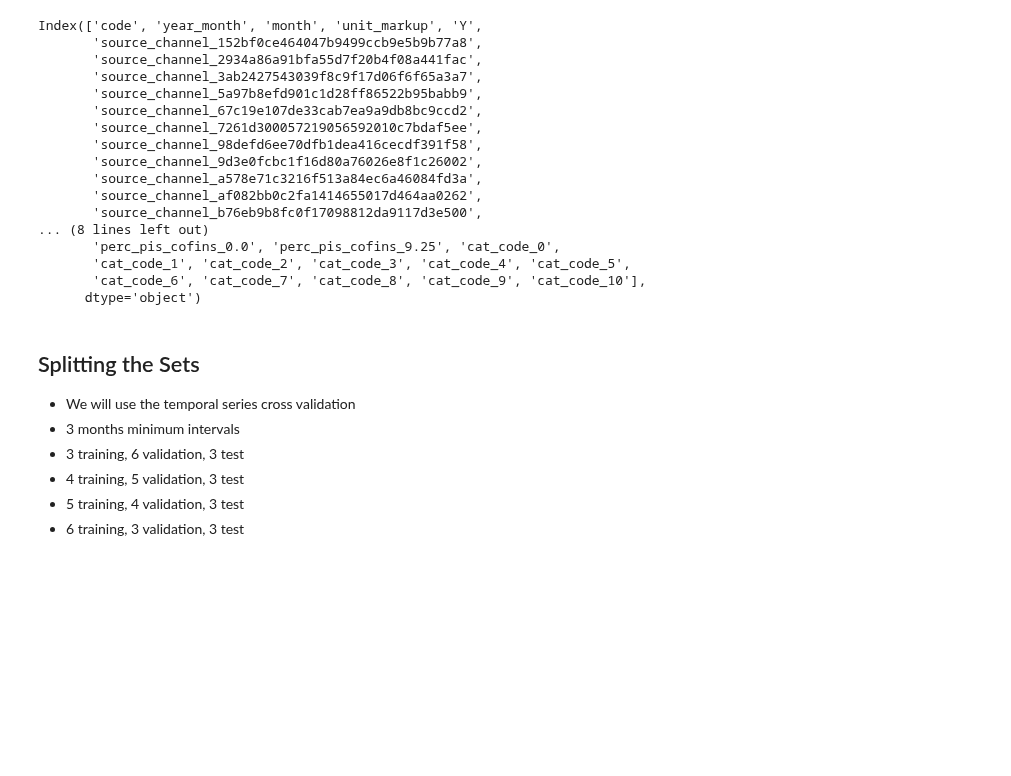
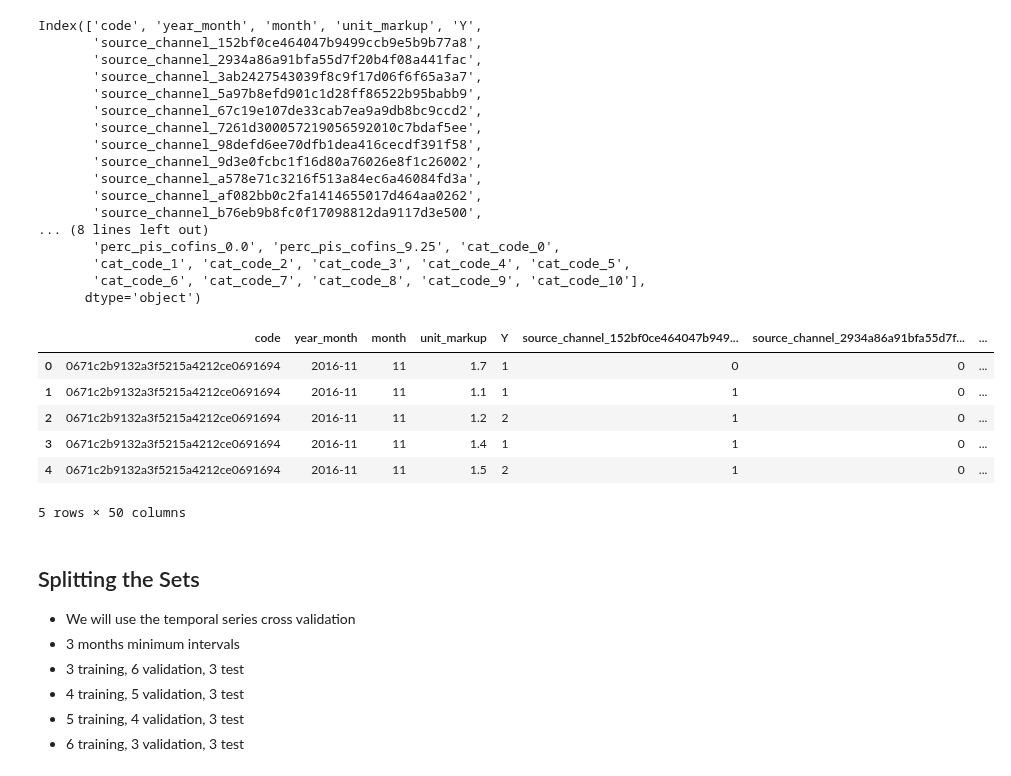
Before and after one commit to wanermiranda/desafio_ml, a Jupyter notebook: notebooks/6. Prediction - DatasetPrep .ipynb, the cells around one changed output. Saved outputs shown, nothing was run; the diff lists cells and outputs as text; code cells hidden in the pictures; blank space fills up the shorter version.

```diff
--- a/notebooks/6. Prediction - DatasetPrep .ipynb
+++ b/notebooks/6. Prediction - DatasetPrep .ipynb
@@ -268,3 +268,13 @@ Index(['code', 'year_month', 'month', 'unit_markup', 'Y',
        'cat_code_1', 'cat_code_2', 'cat_code_3', 'cat_code_4', 'cat_code_5',
        'cat_code_6', 'cat_code_7', 'cat_code_8', 'cat_code_9', 'cat_code_10'],
       dtype='object')
+# %%
+df_dataset_v2.head()
+# %% [output]
+|  | code | year_month | month | unit_markup | Y | source_channel_152bf0ce464047b949... | source_channel_2934a86a91bfa55d7f... | ... |
+| 0 | 0671c2b9132a3f5215a4212ce0691694 | 2016-11 | 11 | 1.7 | 1 | 0 | 0 | ... |
+| 1 | 0671c2b9132a3f5215a4212ce0691694 | 2016-11 | 11 | 1.1 | 1 | 1 | 0 | ... |
+| 2 | 0671c2b9132a3f5215a4212ce0691694 | 2016-11 | 11 | 1.2 | 2 | 1 | 0 | ... |
+| 3 | 0671c2b9132a3f5215a4212ce0691694 | 2016-11 | 11 | 1.4 | 1 | 1 | 0 | ... |
+| 4 | 0671c2b9132a3f5215a4212ce0691694 | 2016-11 | 11 | 1.5 | 2 | 1 | 0 | ... |
+5 rows × 50 columns
```
Also changed, not shown: parts of 2 cells of this notebook.
